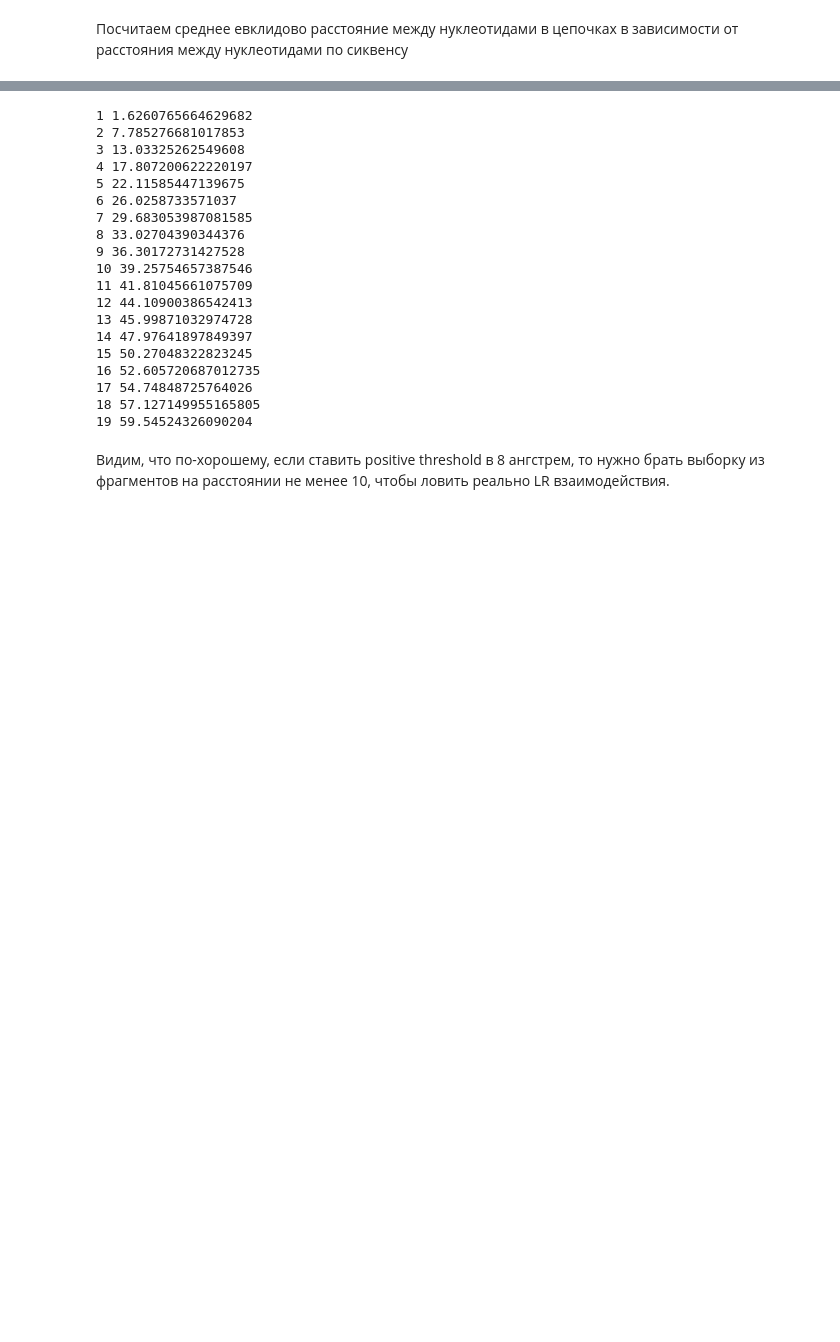
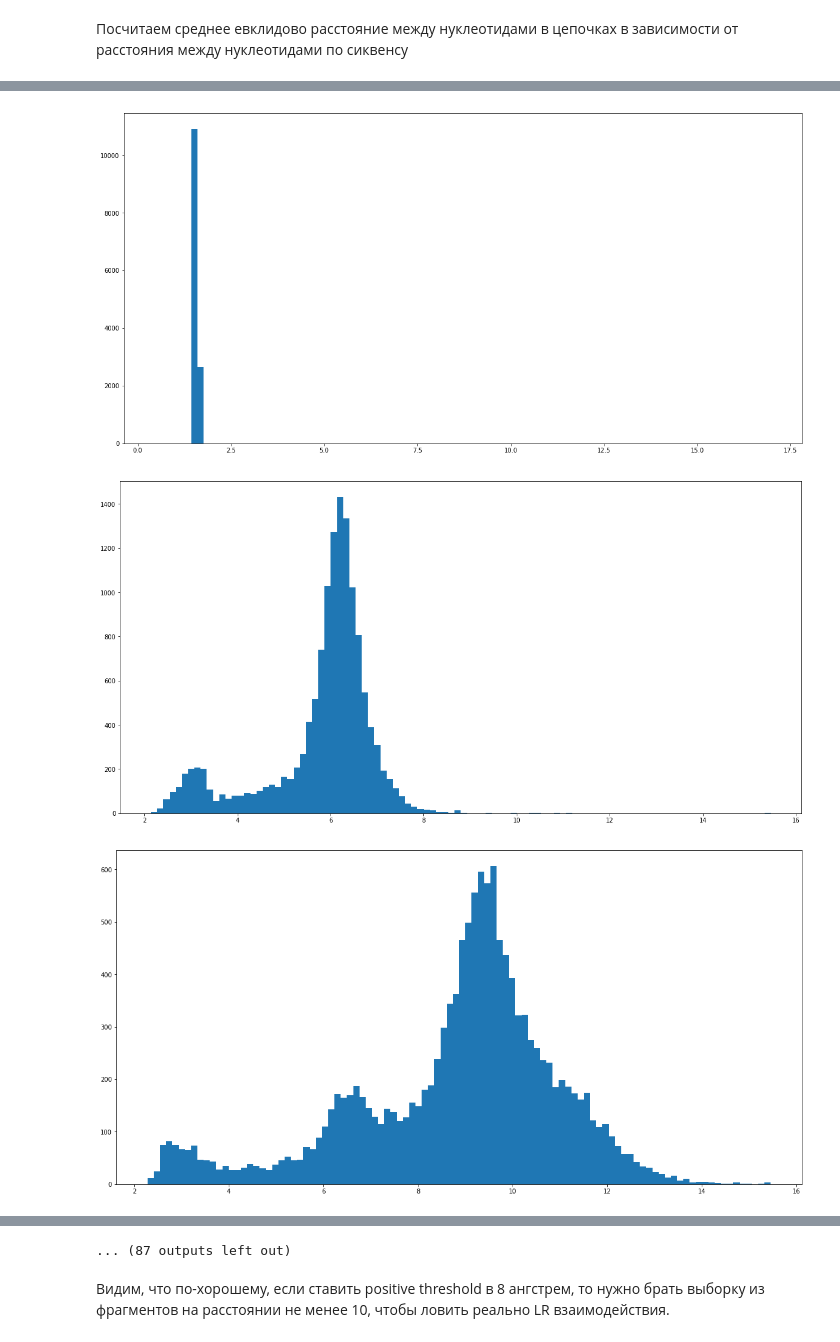
Before and after one commit to kokokostation/f723, a Jupyter notebook: fragment_level/notebooks/make_dataset.ipynb, the cells around one changed output, grey strips where cells are left out. Saved outputs shown, nothing was run; the diff lists cells and outputs as text; code cells hidden in the pictures; blank space fills up the shorter version.

```diff
--- a/fragment_level/notebooks/make_dataset.ipynb
+++ b/fragment_level/notebooks/make_dataset.ipynb
@@ -191,5 +266,10 @@ for i in range(1, 30):
 # %%
-for i in range(1, 20):
-    distances = list(sorted(get_distances_on_sequence(i, nonredundant_chain_ids)))
-    print(i, distances[-100])
+for i in range(1, 100):
+    plt.figure(figsize=(20, 10))
+
+    distances = get_distances_on_sequence(i, nonredundant_chain_ids)
+    plt.hist(distances, bins=100)
 # %% [output]
+[figure, added]
+[figure, added]
+[figure, added]
@@ -196,22 +285,4 @@ for i in range(1, 20):
-1 1.6260765664629682
-2 7.785276681017853
-3 13.03325262549608
-4 17.807200622220197
-5 22.11585447139675
-6 26.0258733571037
-7 29.683053987081585
-8 33.02704390344376
-9 36.30172731427528
-10 39.25754657387546
-11 41.81045661075709
-12 44.10900386542413
-13 45.99871032974728
-14 47.97641897849397
-15 50.27048322823245
-16 52.605720687012735
-17 54.74848725764026
-18 57.127149955165805
-19 59.54524326090204
+... (87 outputs left out)
 # %% [markdown]
 Видим, что по-хорошему, если ставить positive threshold в 8 ангстрем, то нужно брать выборку из фрагментов на расстоянии не менее 10, чтобы ловить реально LR взаимодействия.
 # %% [markdown]
```
Also changed, not shown: parts of 28 cells of this notebook, 6 other files.
